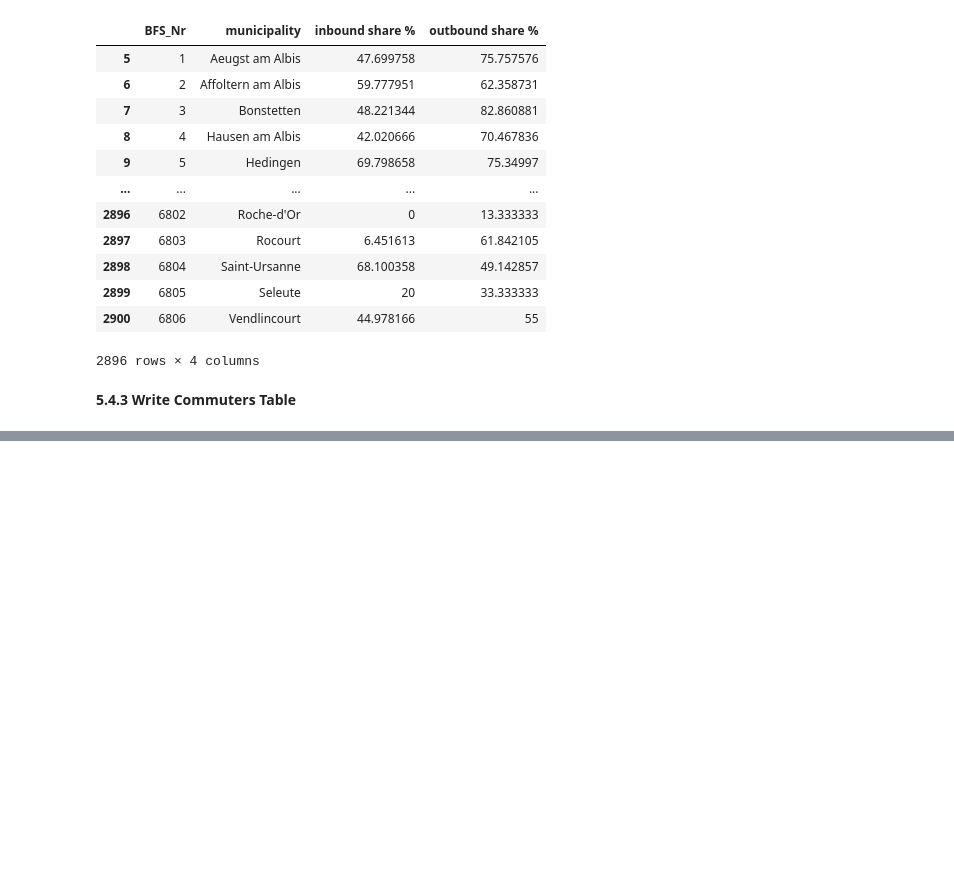
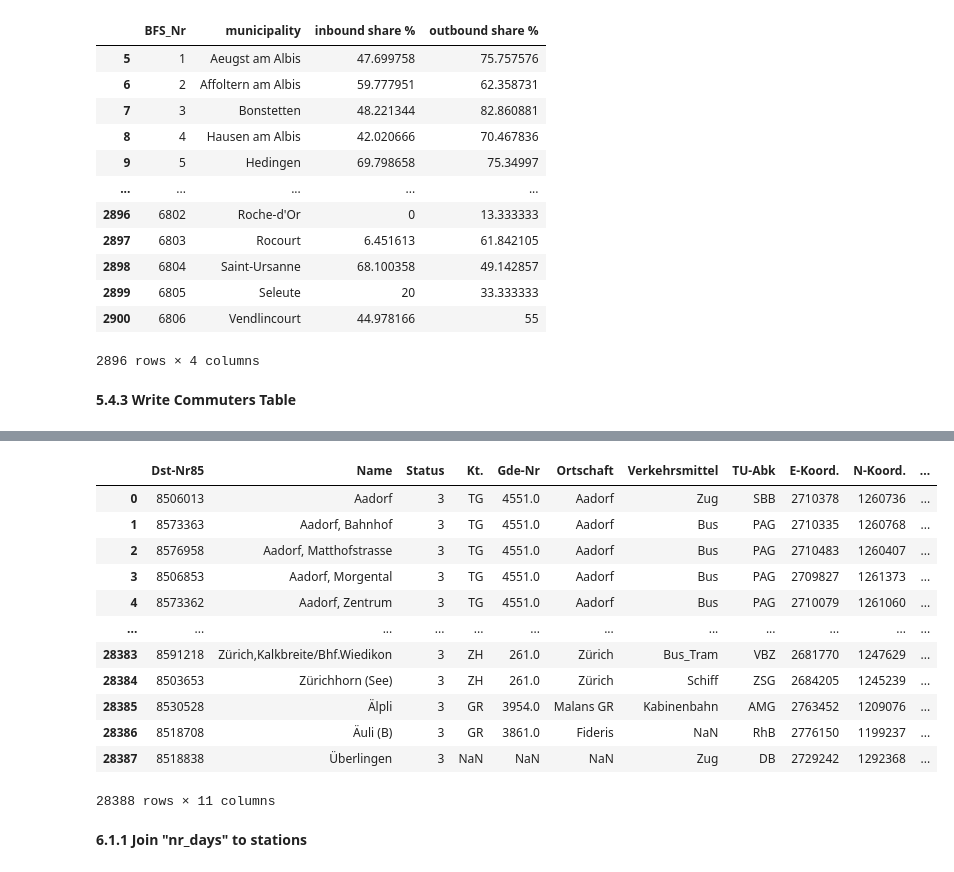
Before and after one commit to Icelander169/MasterThesis, a Jupyter notebook: 01_Reading_Cleaning_Data.ipynb, the cells around one changed output, grey strips where cells are left out. Cells and saved outputs as stored; diff of their text form; code cells hidden in the pictures; blank space fills up the shorter version.

```diff
--- a/01_Reading_Cleaning_Data.ipynb
+++ b/01_Reading_Cleaning_Data.ipynb
@@ -967,0 +1093,3 @@ commuters.to_csv("../Data/Cleaned/commuters.csv")
+# %%
+stations = pd.read_csv("../Data/Cleaned/stations.csv")
+stations[:3]
@@ -967,0 +1160,34 @@ commuters.to_csv("../Data/Cleaned/commuters.csv")
+# %%
+Zug = ["Zug", "Standseilbahn", "Zahnradbahn", "Zug_Metro",
+       "Zug_Standseilbahn", "Zug_Kabinenbahn", "Zug_Tram",
+       "Zug_Bus_Tram", "Zug_Bus", "Metro"]
+
+Bus = ["Bus", "Tram", "Bus_Tram_Standseilbahn", "Bus_Tram_Zahnradbahn",
+       "Bus_Kabinenbahn", "Bus_Standseilbahn", "Bus_Metro", "Bus_Tram"]
+# %%
+for i, row in stations.iterrows():
+  ifor_val = "Other"
+  if row["Verkehrsmittel"] in Zug:
+    ifor_val = "Zug"
+  if row["Verkehrsmittel"] in Bus:
+    ifor_val = "Bus"
+
+  stations.at[i, 'tp_means'] = ifor_val
+# %%
+stations
+# %% [output]
+|  | Dst-Nr85 | Name | Status | Kt. | Gde-Nr | Ortschaft | Verkehrsmittel | TU-Abk | E-Koord. | N-Koord. | ... |
+| 0 | 8506013 | Aadorf | 3 | TG | 4551.0 | Aadorf | Zug | SBB | 2710378 | 1260736 | ... |
+| 1 | 8573363 | Aadorf, Bahnhof | 3 | TG | 4551.0 | Aadorf | Bus | PAG | 2710335 | 1260768 | ... |
+| 2 | 8576958 | Aadorf, Matthofstrasse | 3 | TG | 4551.0 | Aadorf | Bus | PAG | 2710483 | 1260407 | ... |
+| 3 | 8506853 | Aadorf, Morgental | 3 | TG | 4551.0 | Aadorf | Bus | PAG | 2709827 | 1261373 | ... |
+| 4 | 8573362 | Aadorf, Zentrum | 3 | TG | 4551.0 | Aadorf | Bus | PAG | 2710079 | 1261060 | ... |
+| ... | ... | ... | ... | ... | ... | ... | ... | ... | ... | ... | ... |
+| 28383 | 8591218 | Zürich,Kalkbreite/Bhf.Wiedikon | 3 | ZH | 261.0 | Zürich | Bus_Tram | VBZ | 2681770 | 1247629 | ... |
+| 28384 | 8503653 | Zürichhorn (See) | 3 | ZH | 261.0 | Zürich | Schiff | ZSG | 2684205 | 1245239 | ... |
+| 28385 | 8530528 | Älpli | 3 | GR | 3954.0 | Malans GR | Kabinenbahn | AMG | 2763452 | 1209076 | ... |
+| 28386 | 8518708 | Äuli (B) | 3 | GR | 3861.0 | Fideris | NaN | RhB | 2776150 | 1199237 | ... |
+| 28387 | 8518838 | Überlingen | 3 | NaN | NaN | NaN | Zug | DB | 2729242 | 1292368 | ... |
+28388 rows × 11 columns
+# %% [markdown]
+**6.1.1 Join "nr_days" to stations**
```
Also changed, not shown: parts of 62 cells of this notebook.
